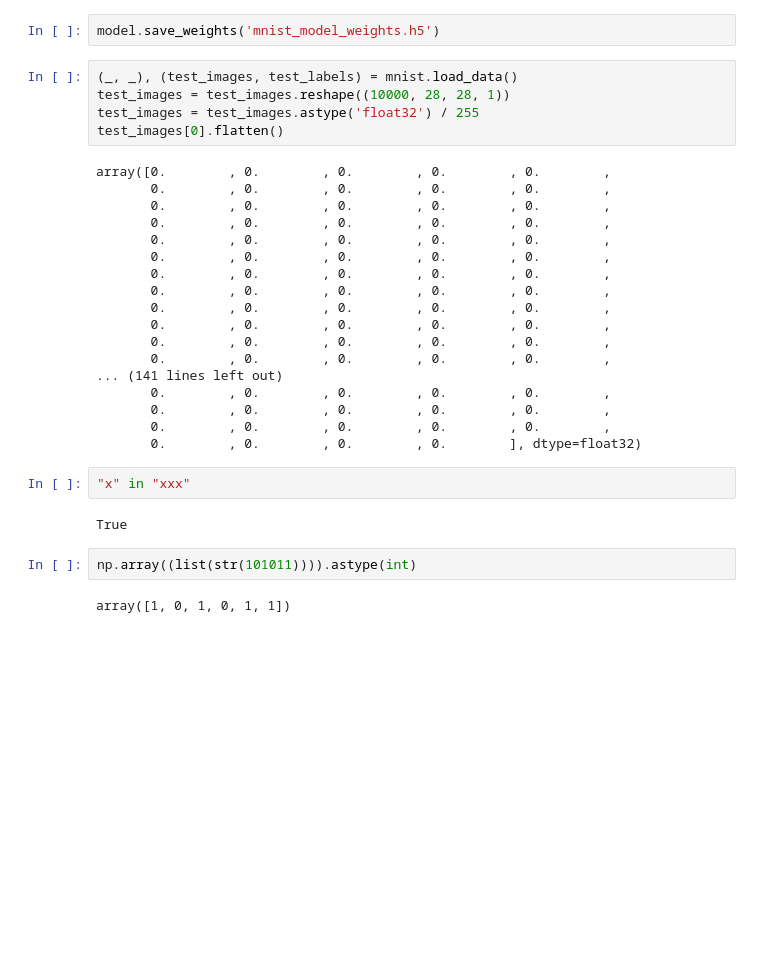
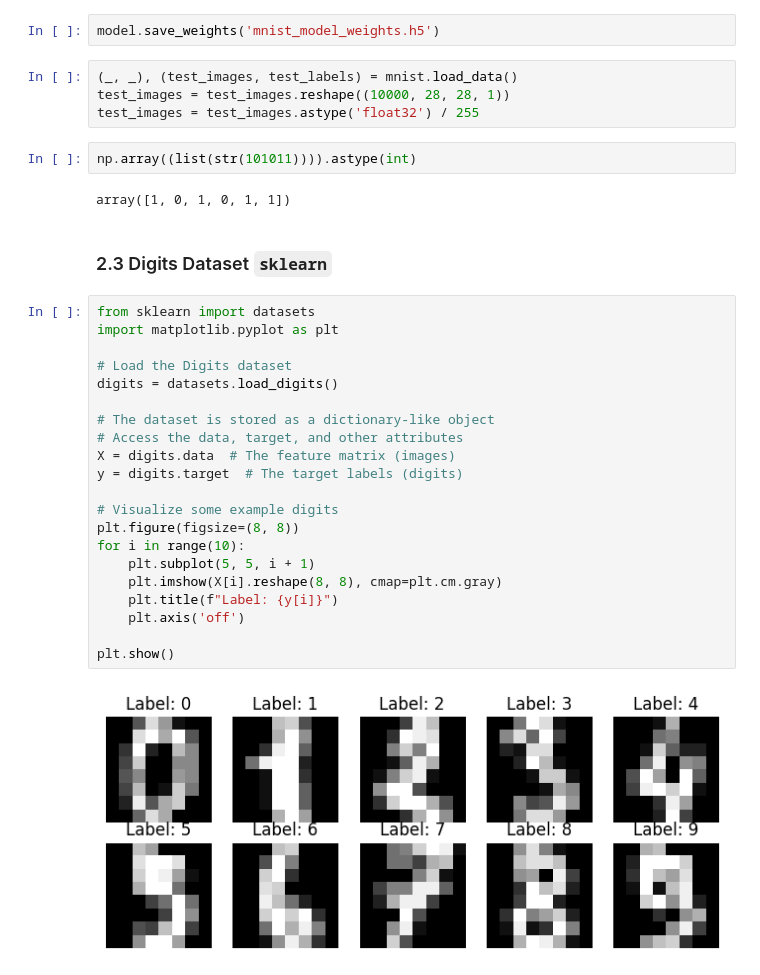
Before and after one commit to duydl/sc-designs, a Jupyter notebook: script/analysis.ipynb, the cells around one changed output. Saved outputs shown, nothing was run; the diff lists cells and outputs as text; blank space fills up the shorter version.

```diff
--- a/script/analysis.ipynb
+++ b/script/analysis.ipynb
@@ -384,30 +427,32 @@ model.save_weights('mnist_model_weights.h5')
 (_, _), (test_images, test_labels) = mnist.load_data()
 test_images = test_images.reshape((10000, 28, 28, 1))
 test_images = test_images.astype('float32') / 255
-test_images[0].flatten()
-# %% [output]
-array([0.        , 0.        , 0.        , 0.        , 0.        ,
-       0.        , 0.        , 0.        , 0.        , 0.        ,
-       0.        , 0.        , 0.        , 0.        , 0.        ,
-       0.        , 0.        , 0.        , 0.        , 0.        ,
-       0.        , 0.        , 0.        , 0.        , 0.        ,
-       0.        , 0.        , 0.        , 0.        , 0.        ,
-       0.        , 0.        , 0.        , 0.        , 0.        ,
-       0.        , 0.        , 0.        , 0.        , 0.        ,
-       0.        , 0.        , 0.        , 0.        , 0.        ,
-       0.        , 0.        , 0.        , 0.        , 0.        ,
-       0.        , 0.        , 0.        , 0.        , 0.        ,
-       0.        , 0.        , 0.        , 0.        , 0.        ,
-... (141 lines left out)
-       0.        , 0.        , 0.        , 0.        , 0.        ,
-       0.        , 0.        , 0.        , 0.        , 0.        ,
-       0.        , 0.        , 0.        , 0.        , 0.        ,
-       0.        , 0.        , 0.        , 0.        ], dtype=float32)
-# %%
-"x" in "xxx"
-# %% [output]
-True
 # %%
 np.array((list(str(101011)))).astype(int)
 # %% [output]
 array([1, 0, 1, 0, 1, 1])
+# %% [markdown]
+### 2.3 Digits Dataset `sklearn`
+# %%
+from sklearn import datasets
+import matplotlib.pyplot as plt
+
+# Load the Digits dataset
+digits = datasets.load_digits()
+
+# The dataset is stored as a dictionary-like object
+# Access the data, target, and other attributes
+X = digits.data  # The feature matrix (images)
+y = digits.target  # The target labels (digits)
+
+# Visualize some example digits
+plt.figure(figsize=(8, 8))
+for i in range(10):
+    plt.subplot(5, 5, i + 1)
+    plt.imshow(X[i].reshape(8, 8), cmap=plt.cm.gray)
+    plt.title(f"Label: {y[i]}")
+    plt.axis('off')
+
+plt.show()
+# %% [output]
+[figure, added]
```
Also changed, not shown: parts of 7 cells of this notebook, 17 other files.
